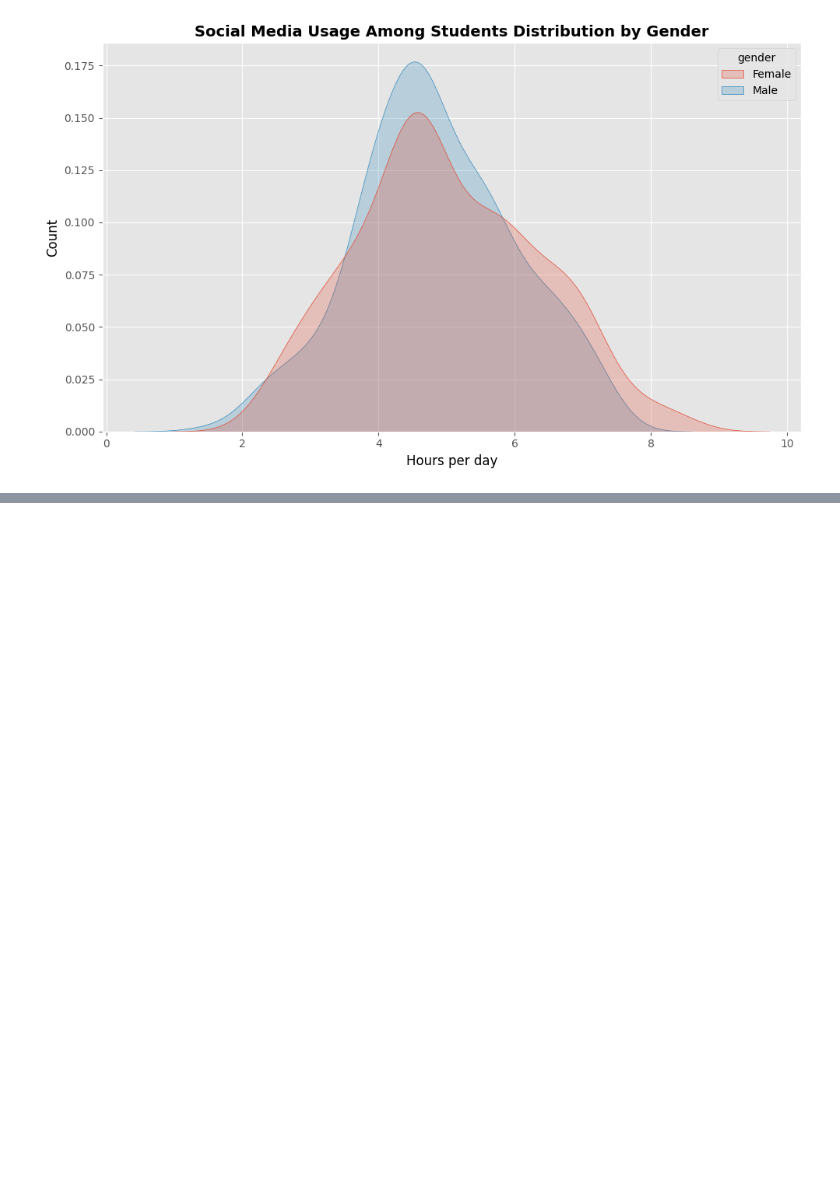
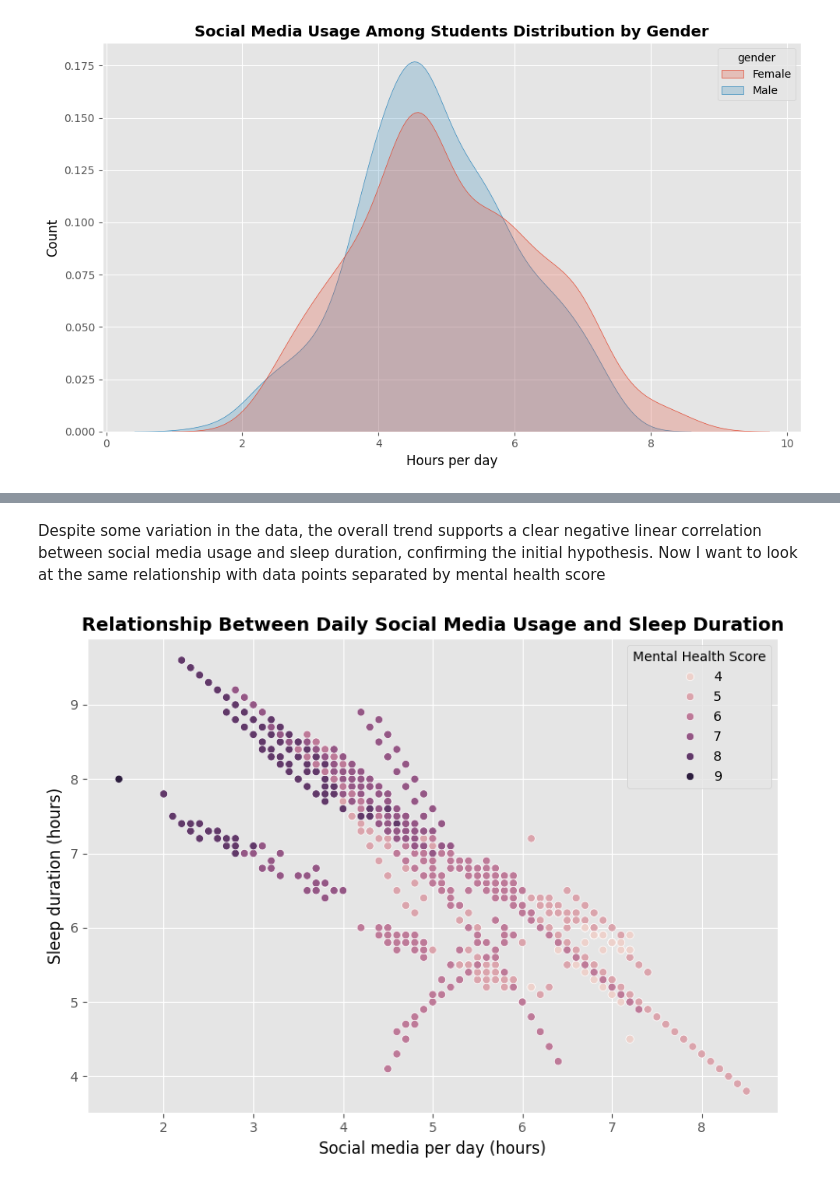
Before and after one commit to kseniiaoblasova/social-media-addiction-analysis, a Jupyter notebook: notebooks/exploration.ipynb, the cells around one changed output, grey strips where cells are left out. Cells and saved outputs as stored; diff of their text form; code cells hidden in the pictures; blank space fills up the shorter version.

```diff
--- a/notebooks/exploration.ipynb
+++ b/notebooks/exploration.ipynb
@@ -306,0 +377,16 @@ plt.tight_layout()
+# %% [markdown]
+Despite some variation in the data, the overall trend supports a clear negative linear correlation between social media usage and sleep duration, confirming the initial hypothesis.
+Now I want to look at the same relationship with data points separated by mental health score
+# %%
+plt.figure(figsize=(8,6))
+sns.scatterplot(x='avg_daily_usage_hours', y='sleep_hours_per_night', data=df, hue='mental_health_score')
+
+plt.title('Relationship Between Daily Social Media Usage and Sleep Duration',fontdict=title_style)
+plt.xlabel('Social media per day (hours)', fontdict={'color':'black'})
+plt.ylabel('Sleep duration (hours)',fontdict={'color':'black'})
+plt.legend(title='Mental Health Score')
+
+plt.savefig('../outputs/multivariate-analysis/media-and-sleep-versus-mental-health.png')
+plt.tight_layout()
+# %% [output]
+[figure, added]
```
Also changed, not shown: parts of 27 cells of this notebook, 7 other files.
